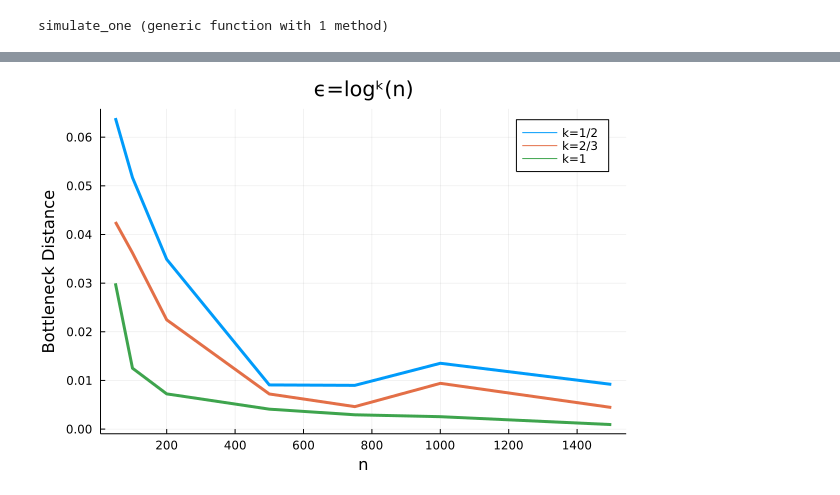
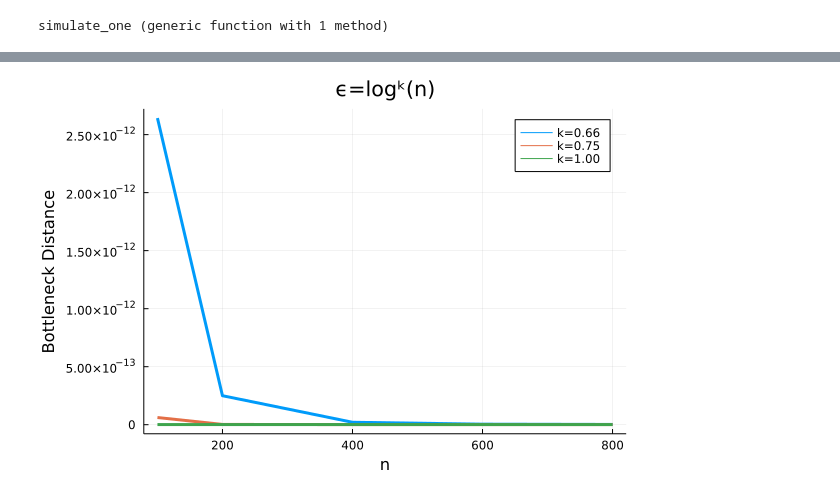
Before and after one commit to anonymous-fly/dp-rdpg, a Jupyter notebook: notebooks/sbm.ipynb, the cells around one changed output, grey strips where cells are left out. Cells and saved outputs as stored; diff of their text form; code cells hidden in the pictures.

```diff
--- a/notebooks/sbm.ipynb
+++ b/notebooks/sbm.ipynb
@@ -65,0 +89,8 @@ V (generic function with 2 methods)
+# %%
+A_private = rdpg.edgeFlip(A, ϵ=ϵ)
+
+A_with_eps = (A_private .- rdpg.privacy(ϵ=ϵ)) ./ (1 - 2 * rdpg.privacy(ϵ=ϵ))
+X_with_eps, _ = rdpg.spectralEmbed(A_with_eps, d=3, scale=false)
+plt_with_eps = @pipe [tuple(x...) for x in eachrow(X_with_eps)] |> scatter(_, groups=Z, title="ϵ=2; publicly available", lim=(-1, 1))
+
+plot(plt, plt_with_eps, layout=(1, 2), size=(800,300))
@@ -65,0 +99,8 @@ V (generic function with 2 methods)
+# %%
+plt_standardized = @pipe [tuple(x...) for x in eachrow(StatsBase.standardize(ZScoreTransform, X, dims=1))] |> scatter(_, groups=Z, lim=(-3, 3), title="No  privacy (Normalized)")
+
+X_without_eps, _ = rdpg.spectralEmbed(A_private, d=3, scale=false)
+X_without_eps = StatsBase.standardize(ZScoreTransform, X_without_eps, dims=1)
+plt_without_eps = @pipe [tuple(x...) for x in eachrow(X_without_eps)] |> scatter(_, groups=Z, title="ϵ=2; publicly not available", lim=(-3, 3))
+
+plot(plt_standardized, plt_without_eps, layout=(1, 2), size=(800, 300))
@@ -66,6 +115,8 @@ V (generic function with 2 methods)
 # %%
-repeats = 20
-Ks = [1 / 2, 2 / 3, 1]
-Ks_legend = ["1/2", "2/3", "1"]
-N = [50, 100, 200, 500, 750, 1000, 1500];
+repeats = 10
+Ks = [2 / 3, 3 / 4, 1]
+# Ks_legend = ["1/2", "2/3", "1"]
+# Ks_legend = ["0.33", "0.66", "0.90"]
+Ks_legend = ["0.66", "0.75", "1.00"]
+N = [100, 200, 400, 600, 800];
 # %%
@@ -77,30 +126,32 @@ results = [zeros(repeats, n) for _ in 1:length(Ks)];
 # %%
-# Random.seed!(2022)
+results_3 = [zeros(repeats, n) for _ in 1:length(Ks)];
+
 prog = Progress(convert(Int, n * repeats * length(Ks)))
 for i in 1:n
+    A = generate_sbm(N[i], clust, p, r)
     for j in 1:repeats
-        A = generate_sbm(N[i], clust, p, r)
         for k in 1:length(Ks)
 
-            ϵn = log(N[i])^(Ks[k])
+            ϵn = 10 * log(N[i])^(Ks[k])
             error = simulate_one(A, 0, ϵn, :eps)
-            results[k][j, i] = error[1]
+            results_3[k][j, i] = error[1]
             next!(prog)
 
         end
     end
 end
 # %%
+theme(:default)
 plt = plot(title="ϵ=logᵏ(n)", xlabel="n", ylabel="Bottleneck Distance")
 for k in 1:length(Ks)
     plot!(plt, N,
-        mean(results[k], dims=1)',
+        mean(results_3[k], dims=1)',
         # ribbon=std(results[k], dims=1),
         ms=:o,
         label = "k=$(Ks_legend[k])",
         lw=3, fillapha=0.01,
     )
 end
 plt
 # %% [output]
-[figure, old version]
+[figure, new version]
```
Also changed, not shown: parts of 16 cells of this notebook, 27 other files.
